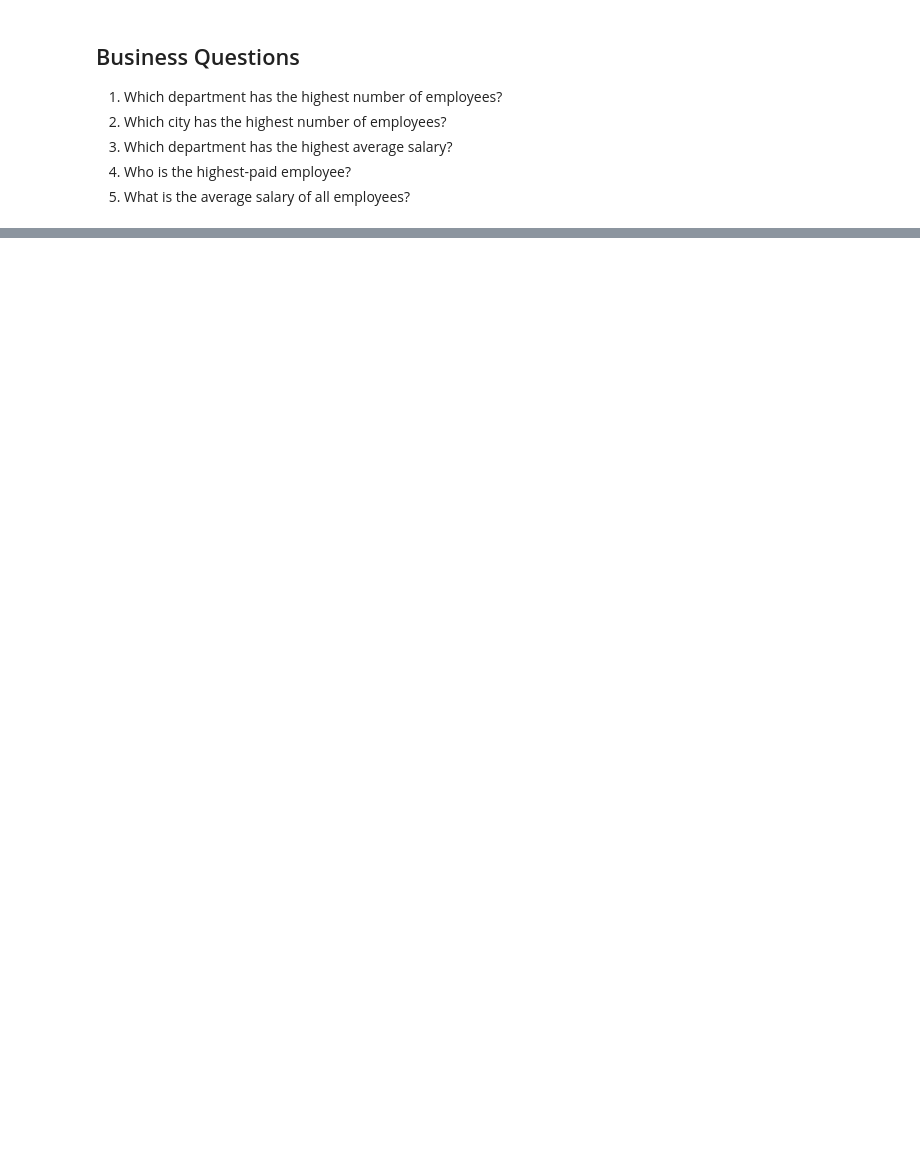
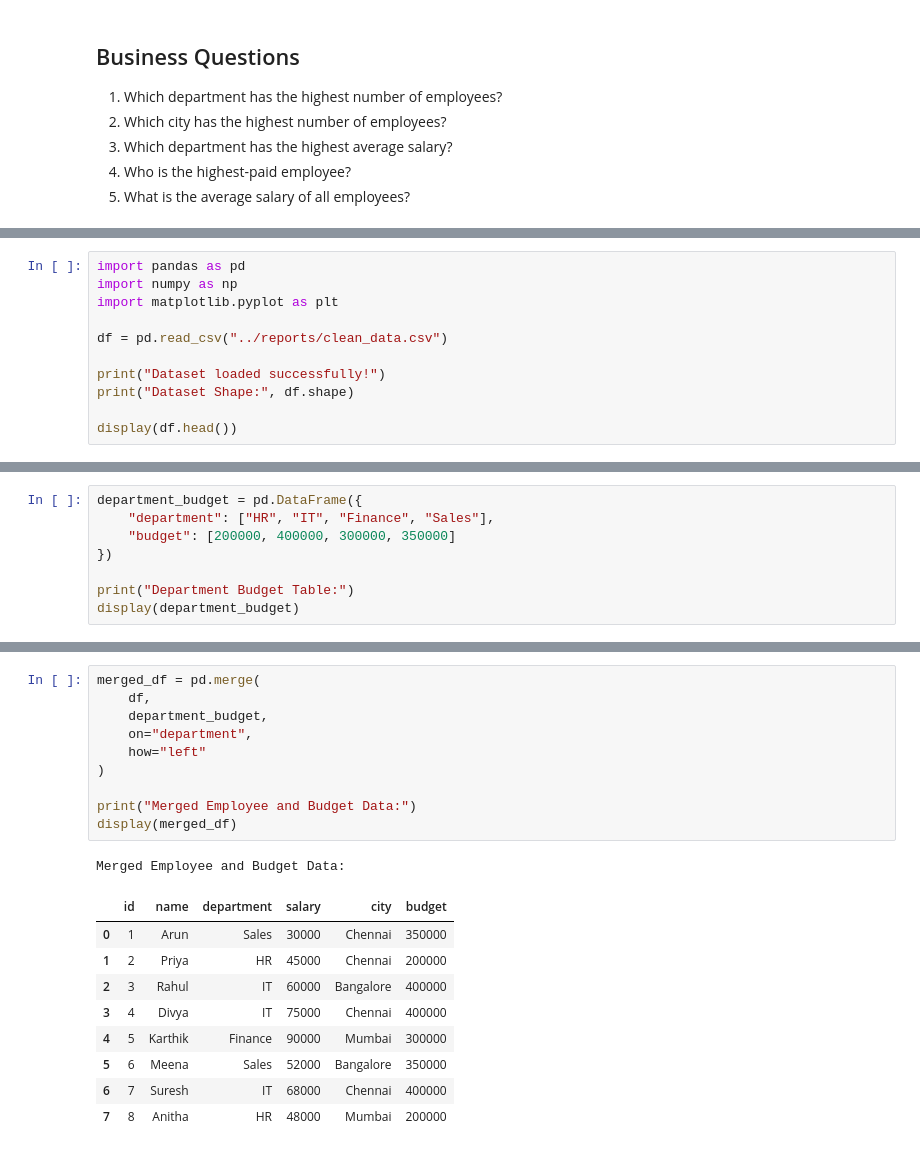
Before and after one commit to barathYoho/employee-data-analysis, a Jupyter notebook: notebooks/employee_analysis.ipynb, the cells around one changed output, grey strips where cells are left out. Drawn from its saved outputs; the diff is of its cells as text; blank space fills up the shorter version.

Commit message:
Complete employee data analysis and export EDA reports

```diff
--- a/notebooks/employee_analysis.ipynb
+++ b/notebooks/employee_analysis.ipynb
@@ -95,0 +98,11 @@ Dataset Shape: (8, 5)
+# %%
+import pandas as pd
+import numpy as np
+import matplotlib.pyplot as plt
+
+df = pd.read_csv("../reports/clean_data.csv")
+
+print("Dataset loaded successfully!")
+print("Dataset Shape:", df.shape)
+
+display(df.head())
@@ -95,0 +297,8 @@ Dataset Shape: (8, 5)
+# %%
+department_budget = pd.DataFrame({
+    "department": ["HR", "IT", "Finance", "Sales"],
+    "budget": [200000, 400000, 300000, 350000]
+})
+
+print("Department Budget Table:")
+display(department_budget)
@@ -95,0 +312,21 @@ Dataset Shape: (8, 5)
+# %%
+merged_df = pd.merge(
+    df,
+    department_budget,
+    on="department",
+    how="left"
+)
+
+print("Merged Employee and Budget Data:")
+display(merged_df)
+# %% [output]
+Merged Employee and Budget Data:
+|  | id | name | department | salary | city | budget |
+| 0 | 1 | Arun | Sales | 30000 | Chennai | 350000 |
+| 1 | 2 | Priya | HR | 45000 | Chennai | 200000 |
+| 2 | 3 | Rahul | IT | 60000 | Bangalore | 400000 |
+| 3 | 4 | Divya | IT | 75000 | Chennai | 400000 |
+| 4 | 5 | Karthik | Finance | 90000 | Mumbai | 300000 |
+| 5 | 6 | Meena | Sales | 52000 | Bangalore | 350000 |
+| 6 | 7 | Suresh | IT | 68000 | Chennai | 400000 |
+| 7 | 8 | Anitha | HR | 48000 | Mumbai | 200000 |
```
Also changed, not shown: parts of 25 cells of this notebook, 6 other files.
